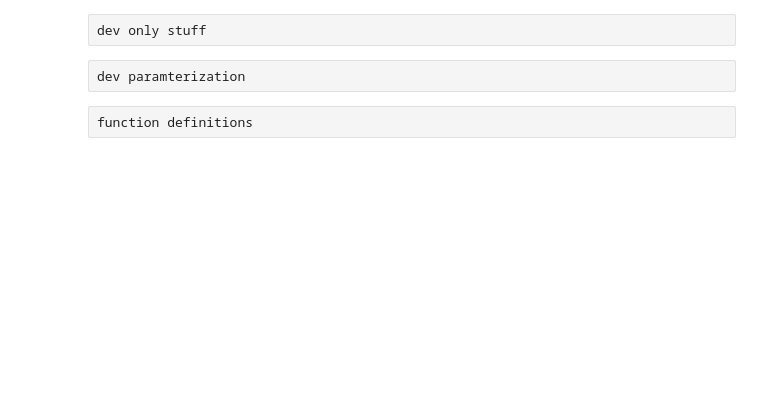
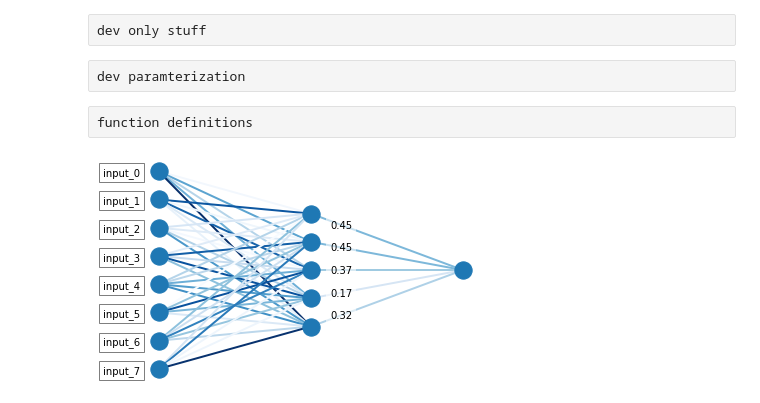
Before and after one commit to JulianKimmig/molNet, a Jupyter notebook: dev/black_box/notebooks/Untitled.ipynb, the cells around one changed output. Cells and saved outputs as stored; diff of their text form; code cells hidden in the pictures; blank space fills up the shorter version.

```diff
--- a/dev/black_box/notebooks/Untitled.ipynb
+++ b/dev/black_box/notebooks/Untitled.ipynb
@@ -185,6 +189,102 @@ def find_test_data(loader,smiles=None):
                 if smiles == sd.string_data[0][sd.string_data_titles[0].index("smiles")]:
                     return sd
     raise ValueError()
+# %%
+import networkx as nx
+def plot_fcnn(layer_sizes,weights=None, biases=False,show_bar=False,input_labels=None,weight_position=None,round_weights=2,edge_width=1):
+    g=nx.Graph()
+    pos={}
+    w=0
+    if weights is not None:
+        weights=np.round(weights,round_weights)
+        needed_w = sum([layer_sizes[i]*layer_sizes[i+1] for i in range(len(layer_sizes)-1)])
+        assert len(weights)==needed_w, (len(weights),needed_w)
+
+    for l,n in enumerate(layer_sizes):
+        for i in range(n):
+            node="{}_{}".format(l,i)
+            node_d={}
+            if l==0:
+                if input_labels is not None:
+                    node_d["label"]=input_labels[i]
+            g.add_node(node,**node_d)
+            pos[node]=(l*50,-(i-n/2)*10)
+            if l>0:
+                for j in range(layer_sizes[l-1]):
+                    pnode="{}_{}".format(l-1,j)
+                    ed={}
+                    if weights is not None:
+                        ed["w"]=weights[w]
+                        w+=1
+                    g.add_edge(pnode,node,**ed)
+
+
+    fig = plt.figure()
+
+    nodes = nx.draw_networkx_nodes(
+            g, pos
+        )
+    if input_labels:
+        for i,(node,data) in enumerate(g.nodes(data=True)):
+            if node.startswith("0_"):
+                x,y=pos[node]
+                plt.text(x-6,y,s=data["label"], bbox=dict(facecolor='white', alpha=0.5),horizontalalignment='right',verticalalignment="center_baseline")
+
+    ed={'width':edge_width}
+    if weights is not None:
+        cmap=plt.cm.Blues
+        vmin = 0
+        vmax=weights.max()
+        ed={**ed,**dict(edge_cmap= cmap,
+                edge_color=[np.abs(v["w"]) for n1,n2,v in g.edges(data=True)],
+                edge_vmin = vmin,
+                edge_vmax = vmax,
+               )
+           }
+
+        if weight_position is not None:
+            def draw_networkx_edge_labels(edge_labels,label_pos):
+                nodes = nx.draw_networkx_edge_labels(
+                            g, pos,
+                            edge_labels=edge_labels,
+                            rotate=False,
+                            label_pos=label_pos,
+                    bbox=dict(facecolor='white', alpha=0.6, edgecolor='none')
+                        )
+
+            if isinstance(weight_position,(float,int)):
+                edge_labels={(n1,n2):v["w"] for n1,n2,v in g.edges(data=True)}
+                label_pos = 1-weight_position
+                draw_networkx_edge_labels(edge_labels,label_pos)
+            else:
+                assert len(weight_position) == len(layer_sizes)-1
+                for i,wp in enumerate(weight_position):
+                    if wp is None:
+                        continue
+                    if isinstance(wp,(float,int)):
+                        edge_labels={}
+                        for n1,n2,v in g.edges(data=True):
+                            if n1.startswith("{}_".format(i)):
+                                edge_labels[(n1,n2)]=v["w"]
+                        nodes = draw_networkx_edge_labels(
+                            edge_labels=edge_labels,
+                            label_pos=1-wp,
+                        )
+
+        if show_bar:
+            sm = plt.cm.ScalarMappable(cmap=cmap, norm=plt.Normalize(vmin = vmin, vmax=vmax))
+            plt.colorbar(sm)
+
+    edges = nx.draw_networkx_edges(g, pos,**ed)
+
+    #plt.tight_layout
+    plt.axis('off')
+    plt.show()
+    plt.close()
+
+plot_fcnn([8,5,1],np.random.random(45),input_labels=["input_{}".format(i) for i in range(8)],weight_position=[None,0.2],edge_width=2)
+# %% [output]
+[figure, added]
 # %%
 #first a blank mol dataset
 #from molNet.dataloader.datasets import DelaneySolubility
```
Also changed, not shown: parts of 26 cells of this notebook.
